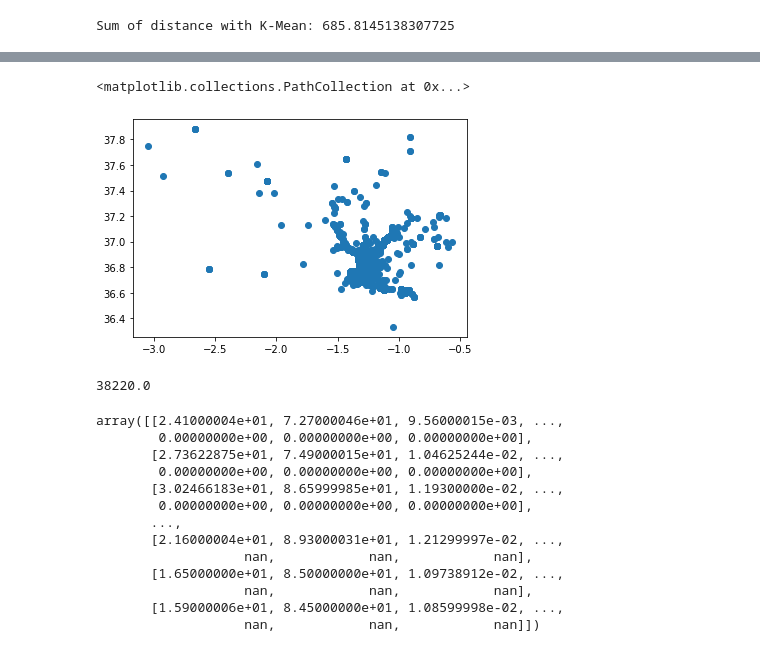
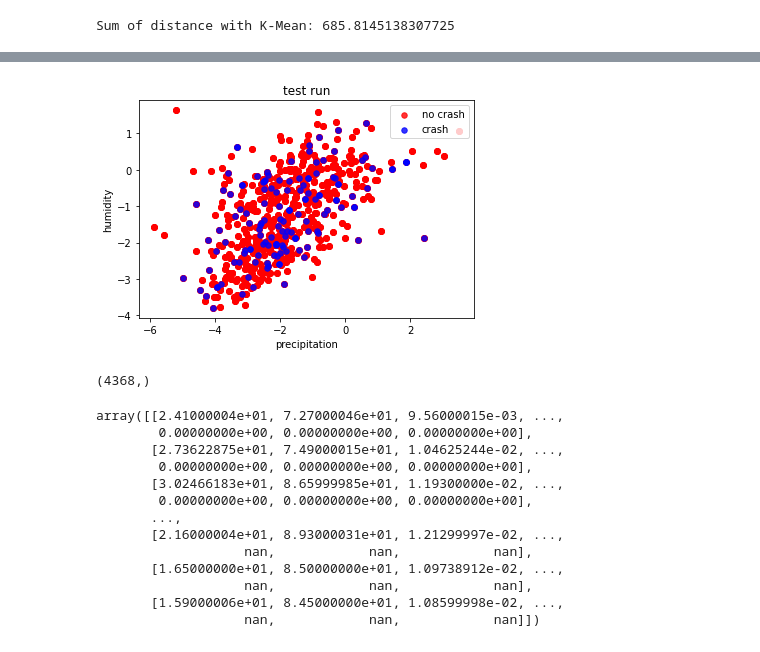
Before and after one commit to KSGulin/Nairobi-Ambulance-Challenge, a Jupyter notebook: Clustering Baseline.ipynb, the cells around one changed output, grey strips where cells are left out. Drawn from its saved outputs; the diff is of its cells as text; code cells hidden in the pictures.

Commit message:
Includes latest full attempt at the problem. This attempt explores learning on unpaired data (without success) and sees some marginal success training on paired data without the weather component.

```diff
--- a/Clustering Baseline.ipynb
+++ b/Clustering Baseline.ipynb
@@ -35,9 +28,27 @@ segments_merged.plot(column='55_90', figsize=(20, 8))
-# %%
-plt.scatter(clt[:,0], clt[:,1])
-# %% [output]
-<matplotlib.collections.PathCollection at 0x...>
-[figure, removed]
-# %%
-np.floor((np.max(crash_locations[0,:]) - np.min(crash_locations[0,:]) + .1)/.001)
-# %% [output]
-38220.0
+# %%
+predictive_data = np.load('Routines/Routine 1/predictive_data.npy')
+crash_labels = np.load('Routines/Routine 1/crash_labels.npy')
+inds_unmerged = np.load('Routines/Routine 1/inds_unmerged.npy')
+segments_merged = pd.read_pickle('Routines/Routine 1/segments_merged.pkl')
+u_predictive_data = np.load('Routines/Routine 1/u_predictive_data.npy')
+u_crash_labels = np.load('Routines/Routine 1/u_crash_labels.npy')
+u_crash_labels_binary = (u_crash_labels > 0)
+
+total_binary_crashes = np.sum(u_crash_labels_binary, axis = 1)
+cl_train_inds = np.argwhere(total_binary_crashes > 4)
+cl_train_labels = u_crash_labels_binary[cl_train_inds].squeeze()
+cl_train_data = u_predictive_data[cl_train_inds].squeeze()
+# %%
+g1 = np.argwhere(cl_train_labels[4] == 1)
+g0 = np.argwhere(cl_train_labels[4] == 0)
+feature1 = 5
+feature2 = 6
+X = [cl_train_data[4,g0,feature1], cl_train_data[4,g1,feature1]]
+Y = [cl_train_data[4,g0,feature2], cl_train_data[4,g1,feature2]]
+colors = ['r', 'b']
+groups = ['no crash', 'crash']
+axlabels = ['precipitation', 'humidity']
+title = 'test run'
+Scatter_Plot(X, Y, colors, groups, axlabels, title)
+# %% [output]
+[figure, added]
@@ -44,3 +60,7 @@ np.floor((np.max(crash_locations[0,:]) - np.min(crash_locations[0,:]) + .1)/.001
+# %%
+yhat.shape
+# %% [output]
+(4368,)
 # %%
 from sklearn import feature_selection
 sel = feature_selection.VarianceThreshold()
```
Also changed, not shown: parts of 3 cells of this notebook, 17 other files.
